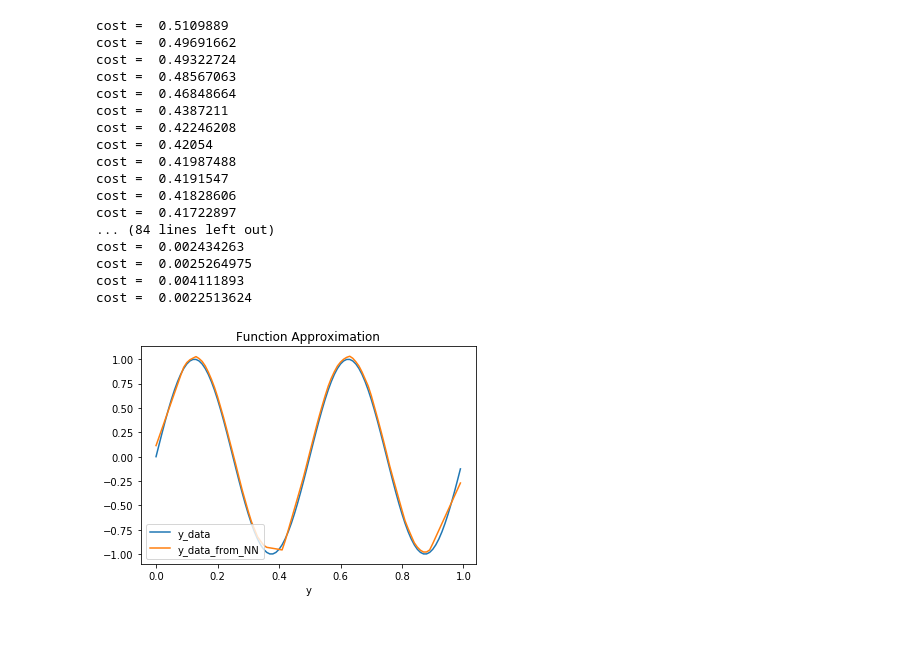
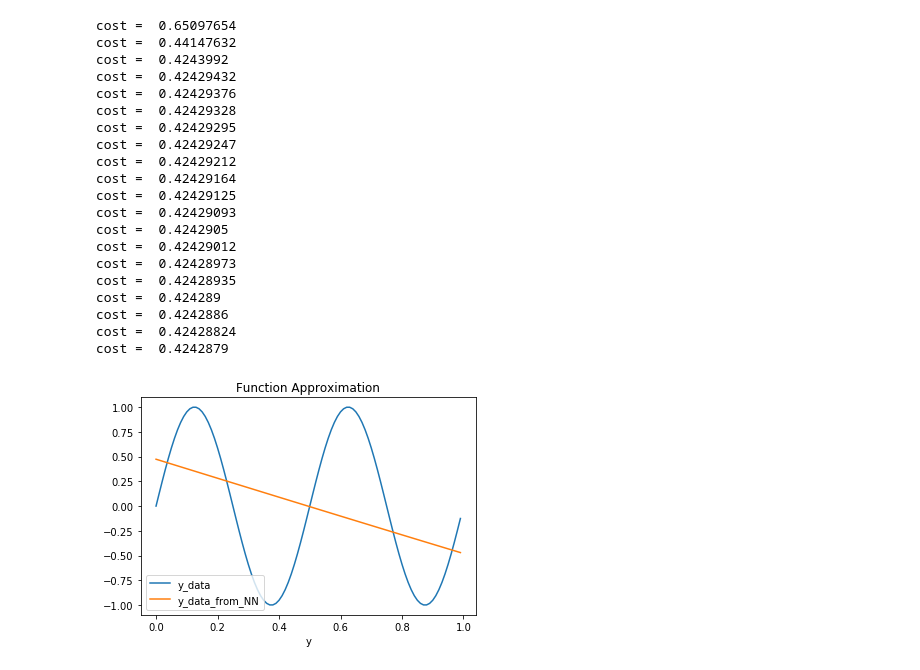
Before and after one commit to yejiiii/AI-Agent, a Jupyter notebook: DeepLearning/Function_Approximation_Exercise.ipynb, the cells around one changed output. Saved outputs shown, nothing was run; the diff lists cells and outputs as text; code cells hidden in the pictures; blank space fills up the shorter version.

```diff
--- a/DeepLearning/Function_Approximation_Exercise.ipynb
+++ b/DeepLearning/Function_Approximation_Exercise.ipynb
@@ -16,58 +16,71 @@ x_input_pc = tf.placeholder(tf.float32, shape=[None,1], name="x-input")
 y_target_pc = tf.placeholder(tf.float32, shape=[None,1], name="y-input")
 
 rand_uni = tf.random_uniform_initializer(-1e-1, 1e-1)
+#print(tf.shape(rand_uni))
 # build a graph
-(1)
 
+w1 = tf.Variable(rand_uni([1,100]))
+w2 = tf.Variable(rand_uni([100,1]))
+
+bias1 = tf.Variable(rand_uni([100]))
+bias2 = tf.Variable(rand_uni([1]))
+
+h1_output=tf.add(tf.matmul(x_input_pc,w1),bias1)
+h1_sigmoid=tf.nn.sigmoid(h1_output)
+
+y_output=tf.add(tf.matmul(h1_sigmoid,w2),bias2)
 
 error = (y_target_pc - y_output)
 
 cost = tf.reduce_mean(tf.multiply(error, error), name="cost")
 
 # node of tensorflow
 train_step = tf.train.GradientDescentOptimizer(learning_rate=0.04).minimize(cost)
 
 init = tf.global_variables_initializer()
 sess = tf.Session()
 
 sess.run(init)
 
 
 #train
-for i in range(10000):
+for i in range(20000):
     y_output_from_NN, cost_nn, _ = sess.run([y_output, cost, train_step], feed_dict={x_input_pc: x_data, y_target_pc: y_data})
-    if i % 100 == 0:
+    if i % 1000 == 0:
         print("cost = ", cost_nn)
 
 np.set_printoptions(precision=1)
 
 #draw
 plt.title("Function Approximation")
 plt.xlabel('x')
 plt.xlabel('y')
 
 plt.plot(x_data, y_data, label = "y_data")
 plt.plot(x_data, y_output_from_NN, label = "y_data_from_NN")
 
 plt.legend()
 plt.savefig('Function_Approximation.png', bbox_inches='tight', format='png', dpi=300, pad_inches=0,transparent=True)
 plt.show()
 # %% [output]
-cost =  0.5109889
-cost =  0.49691662
-cost =  0.49322724
-cost =  0.48567063
-cost =  0.46848664
-cost =  0.4387211
-cost =  0.42246208
-cost =  0.42054
-cost =  0.41987488
-cost =  0.4191547
-cost =  0.41828606
-cost =  0.41722897
-... (84 lines left out)
-cost =  0.002434263
-cost =  0.0025264975
-cost =  0.004111893
-cost =  0.0022513624
+cost =  0.65097654
+cost =  0.44147632
+cost =  0.4243992
+cost =  0.42429432
+cost =  0.42429376
+cost =  0.42429328
+cost =  0.42429295
+cost =  0.42429247
+cost =  0.42429212
+cost =  0.42429164
+cost =  0.42429125
+cost =  0.42429093
+cost =  0.4242905
+cost =  0.42429012
+cost =  0.42428973
+cost =  0.42428935
+cost =  0.424289
+cost =  0.4242886
+cost =  0.42428824
+cost =  0.4242879
-[figure, old version]
+[figure, new version]
```
Also changed, not shown: 6 other files.
